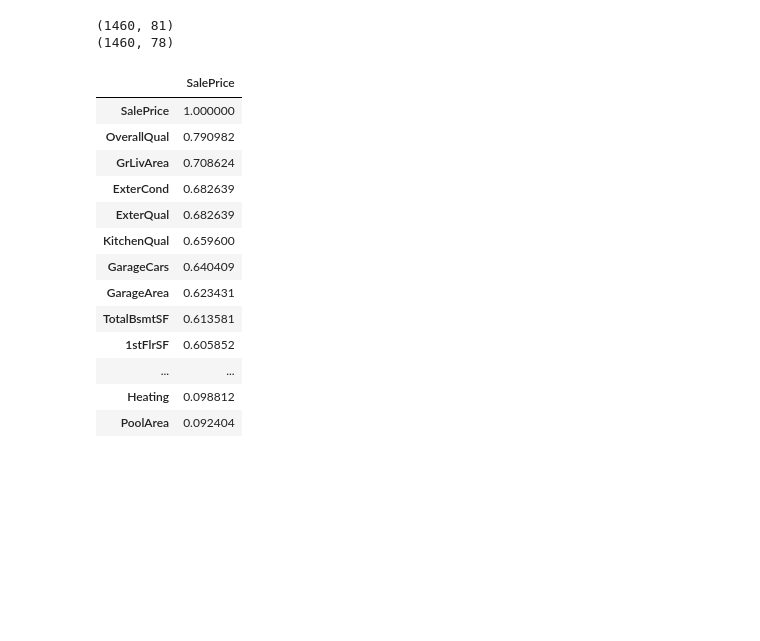
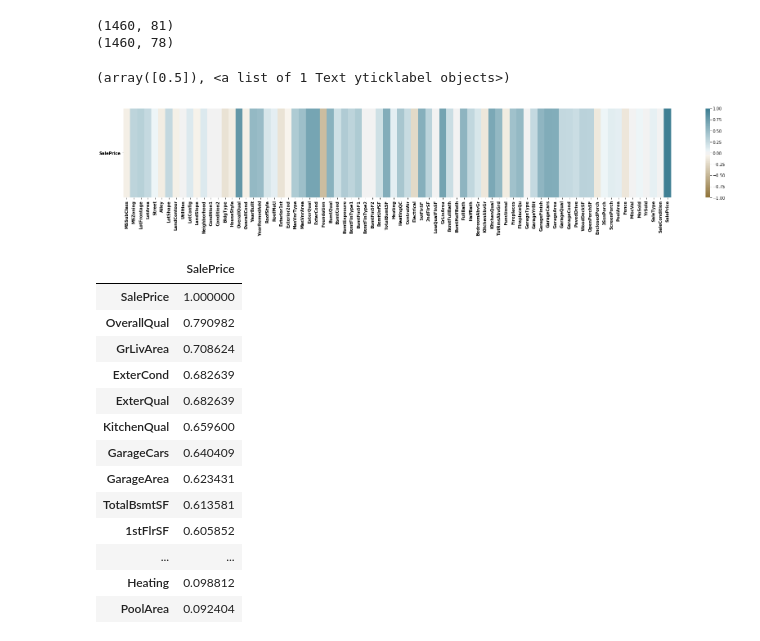
Before and after one commit to BenInTheBox/DataScienceInPractice, a Jupyter notebook: project/code.ipynb, the cells around one changed output. Drawn from its saved outputs; the diff is of its cells as text; code cells hidden in the pictures; blank space fills up the shorter version.

```diff
--- a/project/code.ipynb
+++ b/project/code.ipynb
@@ -298,6 +303,19 @@ print(data_cleaned.shape)
 # %% [output]
 (1460, 81)
 (1460, 78)
+# %%
+f,ax=plt.subplots(figsize=(30,4))
+corr = data_cleaned.corr()
+ax = sns.heatmap(corr.sort_values(by=['SalePrice'], ascending=False).head(1),
+    vmin=-1, vmax=1, center=0,
+    cmap=sns.diverging_palette(420, 220, n=200),
+    square=False
+)
+plt.xticks(weight='bold')
+plt.yticks(weight='bold', rotation=0)
+# %% [output]
+(array([0.5]), <a list of 1 Text yticklabel objects>)
+[figure, added]
 # %%
 corr = data_cleaned.corr()
 corrVal=corr["SalePrice"].sort_values(ascending=False).to_frame()
```
Also changed, not shown: parts of 21 cells of this notebook.
